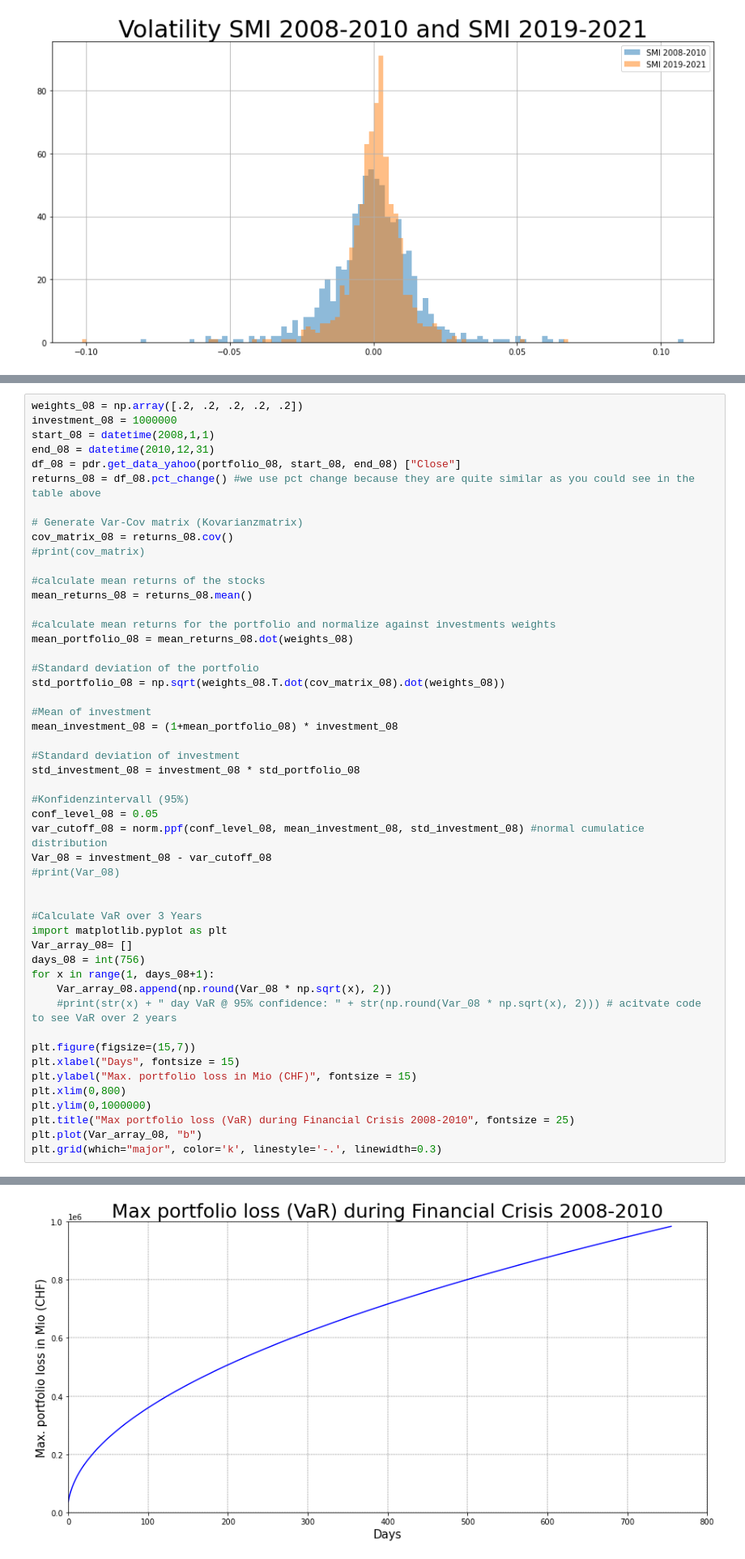
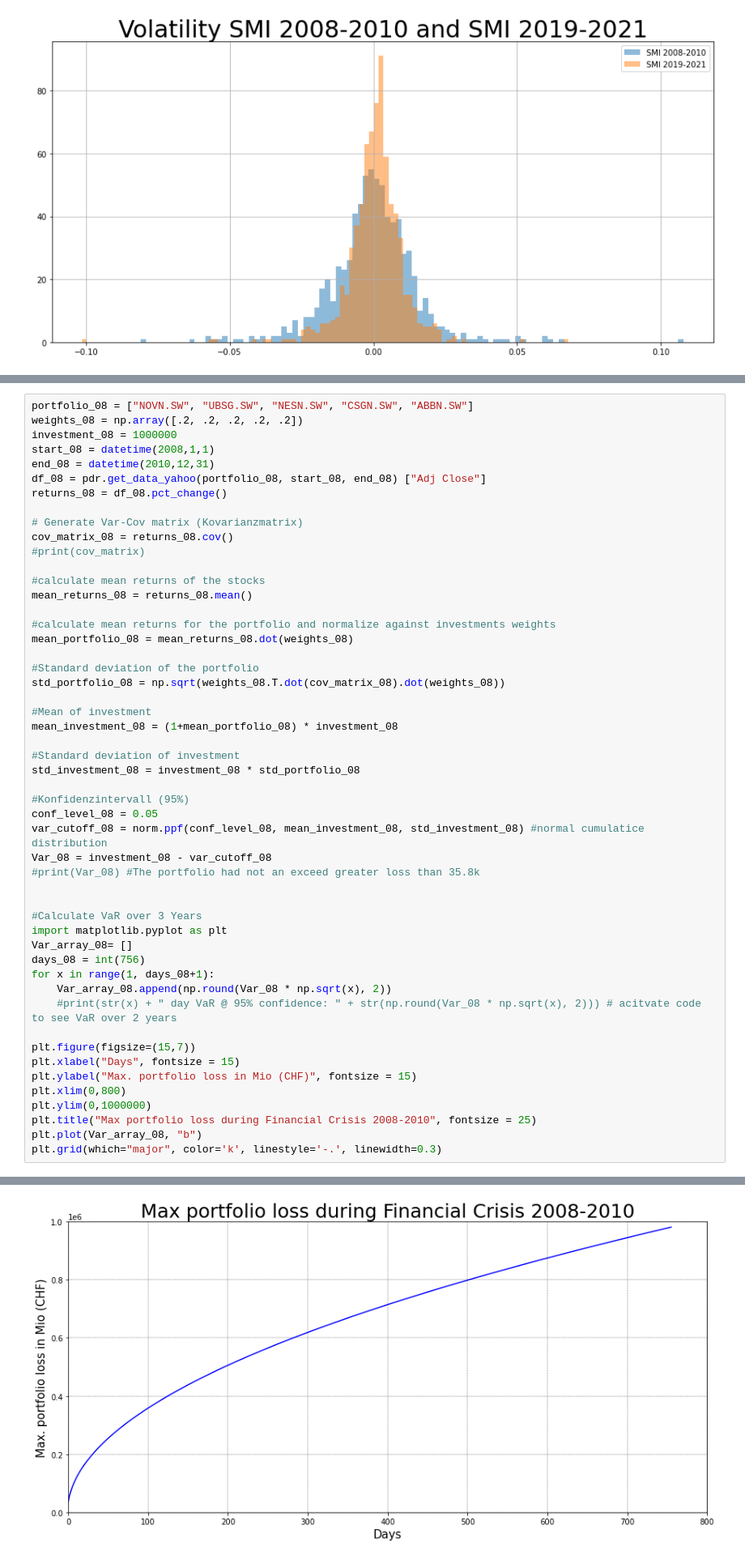
Before and after one commit to Darioschuerch/Project_MRWAM69.F2201_Marzer_Schuerch, a Jupyter notebook: Project/Project_MRWAM69.F2201_Marzer_Schuerch.ipynb, the cells around one changed output, grey strips where cells are left out. Shown at 81% size. Cells and saved outputs as stored; diff of their text form.

```diff
--- a/Project/Project_MRWAM69.F2201_Marzer_Schuerch.ipynb
+++ b/Project/Project_MRWAM69.F2201_Marzer_Schuerch.ipynb
@@ -195,10 +230,11 @@ Text(0.5, 1.0, 'Stockprices example SMI Portfolio')
 # %%
+portfolio_08 = ["NOVN.SW", "UBSG.SW", "NESN.SW", "CSGN.SW", "ABBN.SW"]
 weights_08 = np.array([.2, .2, .2, .2, .2])
 investment_08 = 1000000
 start_08 = datetime(2008,1,1)
 end_08 = datetime(2010,12,31)
-df_08 = pdr.get_data_yahoo(portfolio_08, start_08, end_08) ["Close"]
-returns_08 = df_08.pct_change() #we use pct change because they are quite similar as you could see in the table above
+df_08 = pdr.get_data_yahoo(portfolio_08, start_08, end_08) ["Adj Close"]
+returns_08 = df_08.pct_change()
 
 # Generate Var-Cov matrix (Kovarianzmatrix)
 cov_matrix_08 = returns_08.cov()
@@ -223,7 +259,7 @@ std_investment_08 = investment_08 * std_portfolio_08
 conf_level_08 = 0.05
 var_cutoff_08 = norm.ppf(conf_level_08, mean_investment_08, std_investment_08) #normal cumulatice distribution
 Var_08 = investment_08 - var_cutoff_08
-#print(Var_08)
+#print(Var_08) #The portfolio had not an exceed greater loss than 35.8k
 
 
 #Calculate VaR over 3 Years
@@ -239,7 +275,7 @@ plt.xlabel("Days", fontsize = 15)
 plt.ylabel("Max. portfolio loss in Mio (CHF)", fontsize = 15)
 plt.xlim(0,800)
 plt.ylim(0,1000000)
-plt.title("Max portfolio loss (VaR) during Financial Crisis 2008-2010", fontsize = 25)
+plt.title("Max portfolio loss during Financial Crisis 2008-2010", fontsize = 25)
 plt.plot(Var_array_08, "b")
 plt.grid(which="major", color='k', linestyle='-.', linewidth=0.3)
 # %% [output]
@@ -247 +282 @@ plt.grid(which="major", color='k', linestyle='-.', linewidth=0.3)
-[figure, old version]
+[figure, new version]
```
Also changed, not shown: parts of 50 cells of this notebook, 4 other files.
